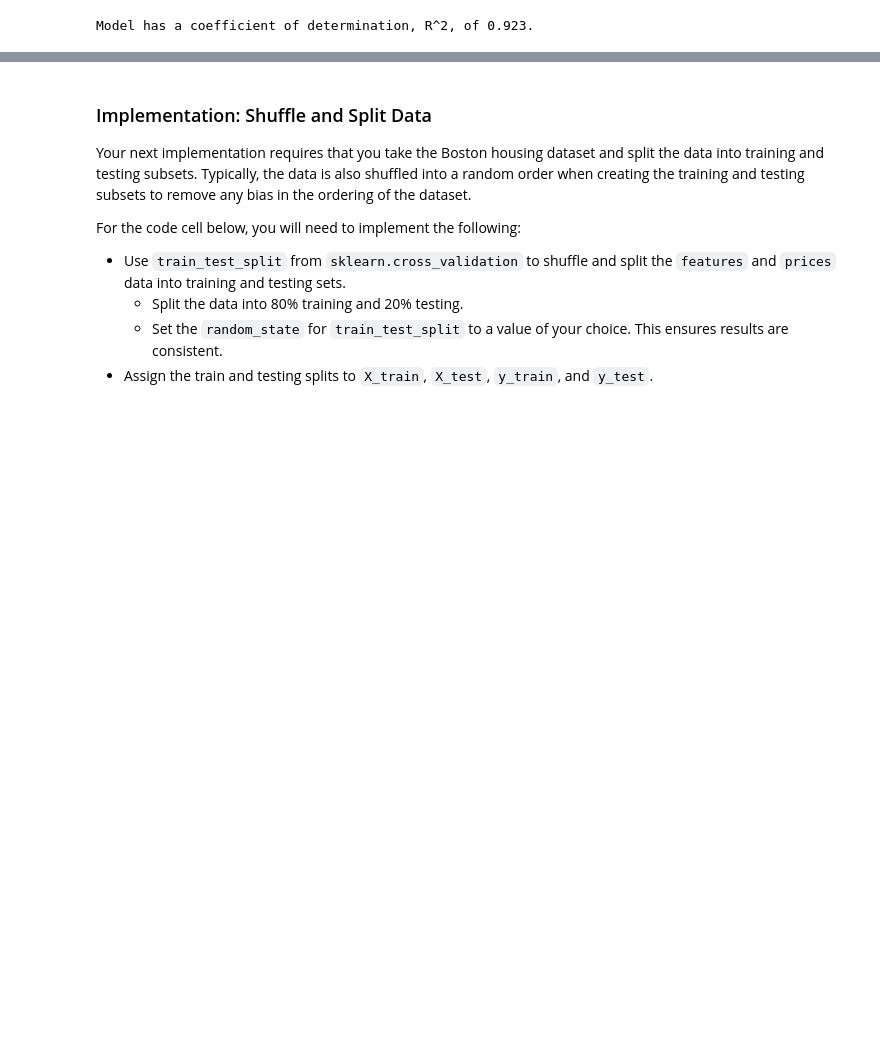
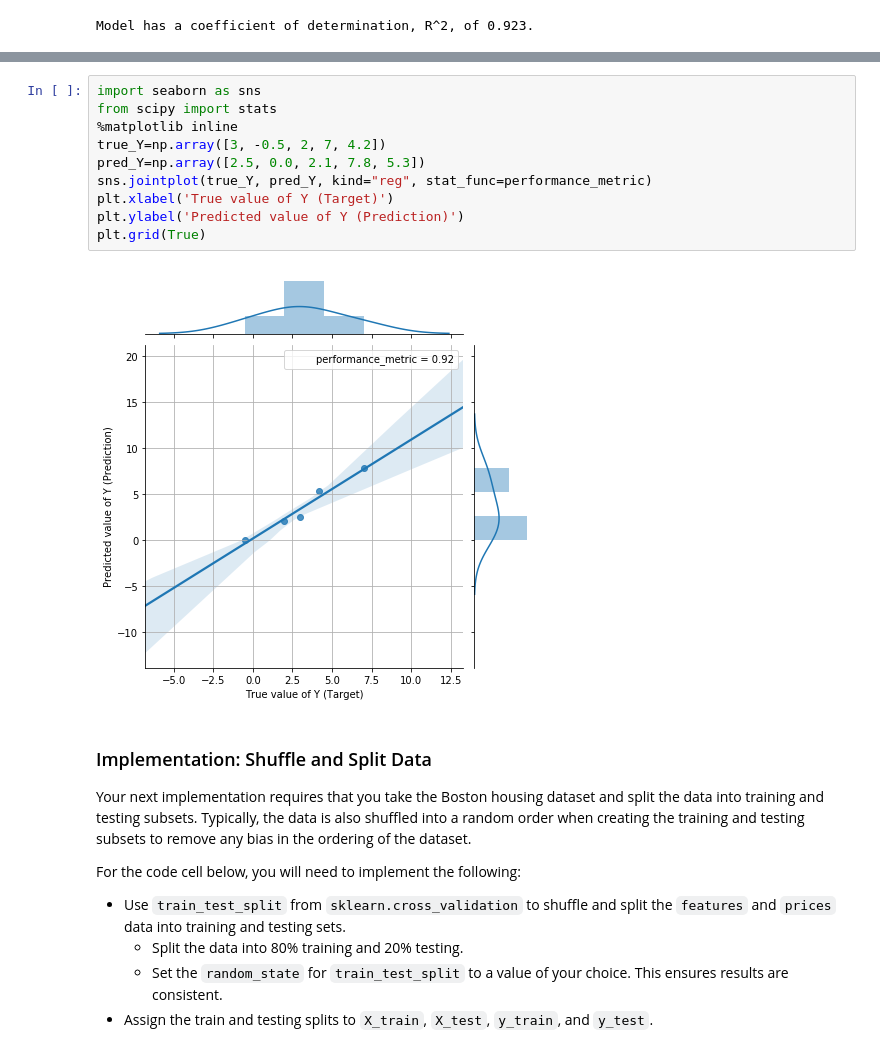
Before and after one commit to RigoDevRU2/UdacityMLndegree, a Jupyter notebook: machine-learning/projects/boston_housing/boston_housing.ipynb, the cells around one changed output, grey strips where cells are left out. Drawn from its saved outputs; the diff is of its cells as text; blank space fills up the shorter version.

```diff
--- a/machine-learning/projects/boston_housing/boston_housing.ipynb
+++ b/machine-learning/projects/boston_housing/boston_housing.ipynb
@@ -157,3 +157,15 @@ Model has a coefficient of determination, R^2, of 0.923.
+# %%
+import seaborn as sns
+from scipy import stats
+%matplotlib inline
+true_Y=np.array([3, -0.5, 2, 7, 4.2])
+pred_Y=np.array([2.5, 0.0, 2.1, 7.8, 5.3])
+sns.jointplot(true_Y, pred_Y, kind="reg", stat_func=performance_metric)
+plt.xlabel('True value of Y (Target)')
+plt.ylabel('Predicted value of Y (Prediction)')
+plt.grid(True)
+# %% [output]
+[figure, added]
 # %% [markdown]
 ### Implementation: Shuffle and Split Data
 Your next implementation requires that you take the Boston housing dataset and split the data into training and testing subsets. Typically, the data is also shuffled into a random order when creating the training and testing subsets to remove any bias in the ordering of the dataset.
```
Also changed, not shown: parts of 5 cells of this notebook, 1 other file.
